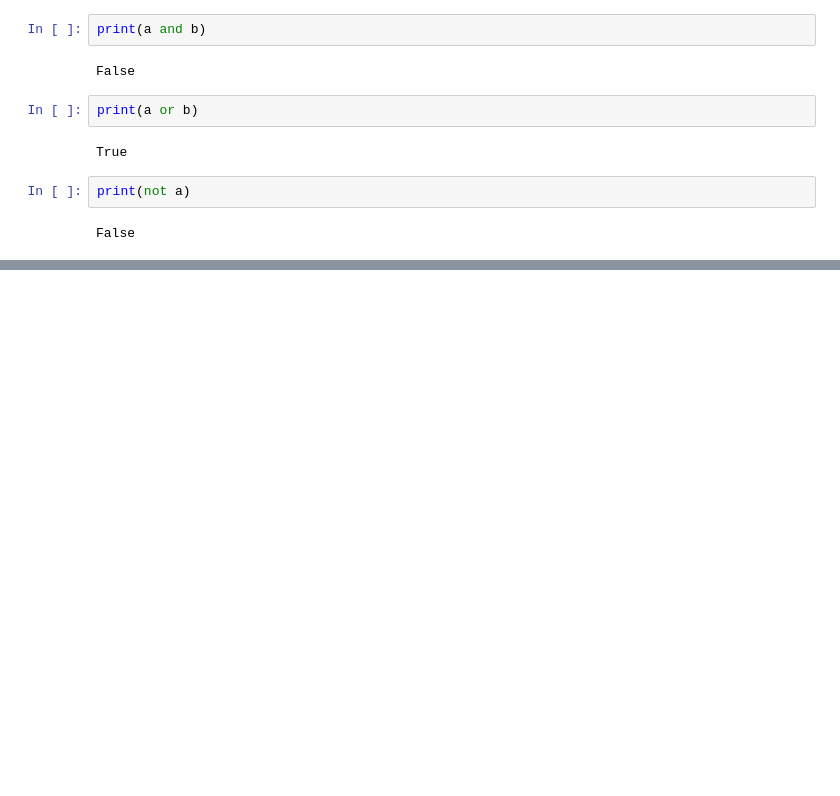
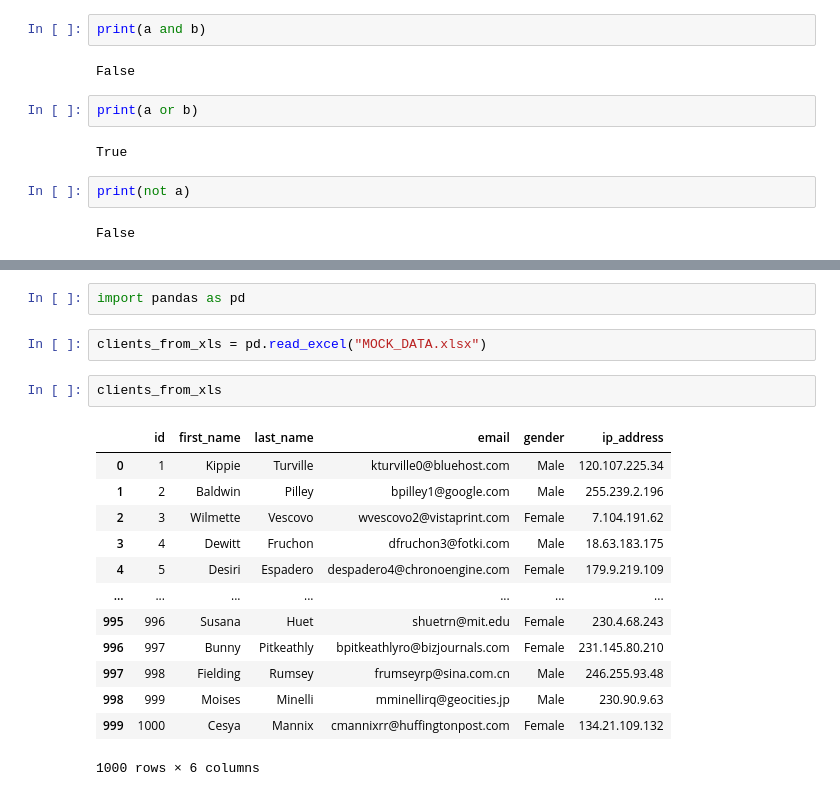
Before and after one commit to fedeturi/icda-python-para-finanzas, a Jupyter notebook: ICDA-Python_Clase4.ipynb, the cells around one changed output, grey strips where cells are left out. Drawn from its saved outputs; the diff is of its cells as text; blank space fills up the shorter version.

```diff
--- a/ICDA-Python_Clase4.ipynb
+++ b/ICDA-Python_Clase4.ipynb
@@ -218,0 +719,20 @@ else:                <---- Si expresión1 y expresión2 son False al mismo tiemp
+# %%
+import pandas as pd
+# %%
+clients_from_xls = pd.read_excel("MOCK_DATA.xlsx")
+# %%
+clients_from_xls
+# %% [output]
+|  | id | first_name | last_name | email | gender | ip_address |
+| 0 | 1 | Kippie | Turville | kturville0@bluehost.com | Male | 120.107.225.34 |
+| 1 | 2 | Baldwin | Pilley | bpilley1@google.com | Male | 255.239.2.196 |
+| 2 | 3 | Wilmette | Vescovo | wvescovo2@vistaprint.com | Female | 7.104.191.62 |
+| 3 | 4 | Dewitt | Fruchon | dfruchon3@fotki.com | Male | 18.63.183.175 |
+| 4 | 5 | Desiri | Espadero | despadero4@chronoengine.com | Female | 179.9.219.109 |
+| ... | ... | ... | ... | ... | ... | ... |
+| 995 | 996 | Susana | Huet | shuetrn@mit.edu | Female | 230.4.68.243 |
+| 996 | 997 | Bunny | Pitkeathly | bpitkeathlyro@bizjournals.com | Female | 231.145.80.210 |
+| 997 | 998 | Fielding | Rumsey | frumseyrp@sina.com.cn | Male | 246.255.93.48 |
+| 998 | 999 | Moises | Minelli | mminellirq@geocities.jp | Male | 230.90.9.63 |
+| 999 | 1000 | Cesya | Mannix | cmannixrr@huffingtonpost.com | Female | 134.21.109.132 |
+1000 rows × 6 columns
```
Also changed, not shown: parts of 86 cells of this notebook, 14 other files.
